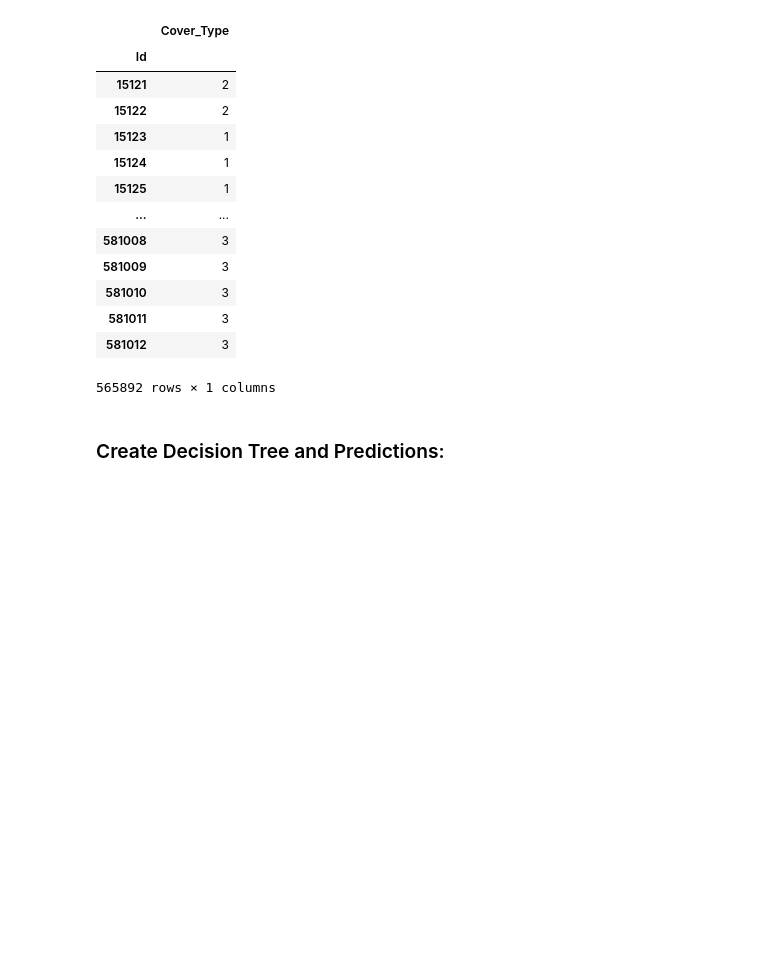
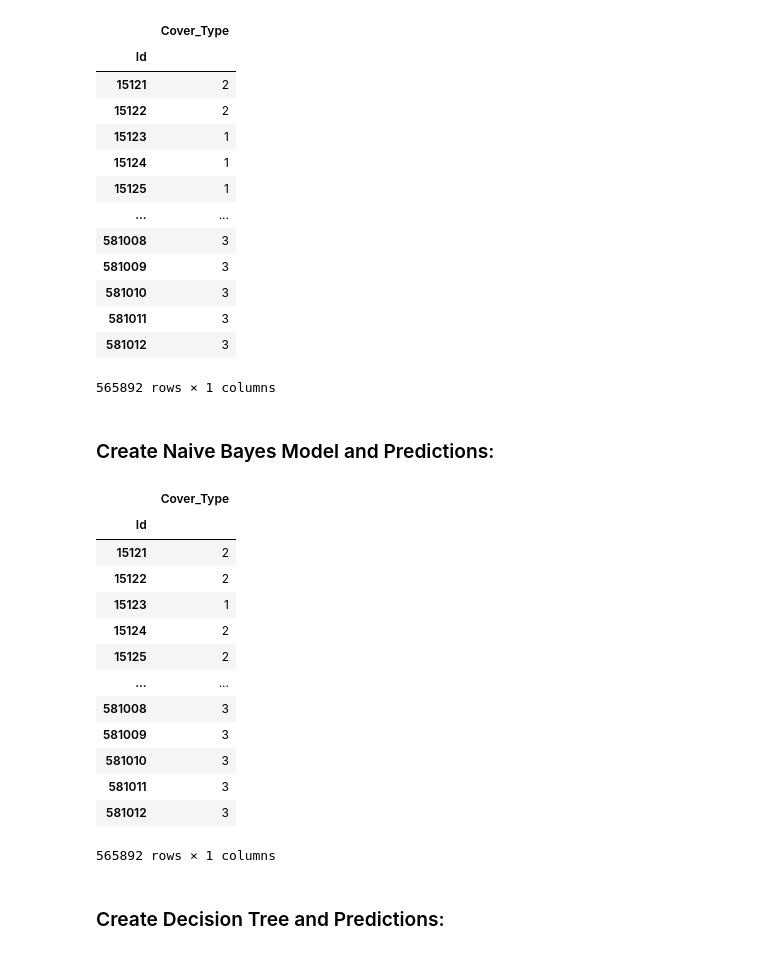
Before and after one commit to aidan-jackson-data/Forest-Cover-Type-Prediction, a Jupyter notebook: Models/Bagging Ensemble/BaggingEnsemble.ipynb, the cells around one changed output. Saved outputs shown, nothing was run; the diff lists cells and outputs as text; code cells hidden in the pictures; blank space fills up the shorter version.

```diff
--- a/Models/Bagging Ensemble/BaggingEnsemble.ipynb
+++ b/Models/Bagging Ensemble/BaggingEnsemble.ipynb
@@ -86,6 +87,37 @@ knn_predictions_df
 | 581011 | 3 |
 | 581012 | 3 |
 565892 rows × 1 columns
+# %% [markdown]
+### Create Naive Bayes Model and Predictions:
+# %%
+# create model
+nb_model = GaussianNB()
+
+# fit to training data
+nb_model.fit(train_df, train_labels_df)
+
+# supply the test_df to GNB_model and create predictions
+nb_predictions = nb_model.predict(test_df)
+
+# converts predictions from np array to pd dataframe
+nb_predictions_df = pd.DataFrame(data = nb_predictions, index = test_data.loc[:, "Id"], columns = ["Cover_Type"])
+
+nb_predictions_df
+# %% [output]
+|  | Cover_Type |
+| Id |  |
+| 15121 | 2 |
+| 15122 | 2 |
+| 15123 | 1 |
+| 15124 | 2 |
+| 15125 | 2 |
+| ... | ... |
+| 581008 | 3 |
+| 581009 | 3 |
+| 581010 | 3 |
+| 581011 | 3 |
+| 581012 | 3 |
+565892 rows × 1 columns
 # %% [markdown]
 ### Create Decision Tree and Predictions:
 # %%
```
Also changed, not shown: parts of 4 cells of this notebook, 4 other files.
